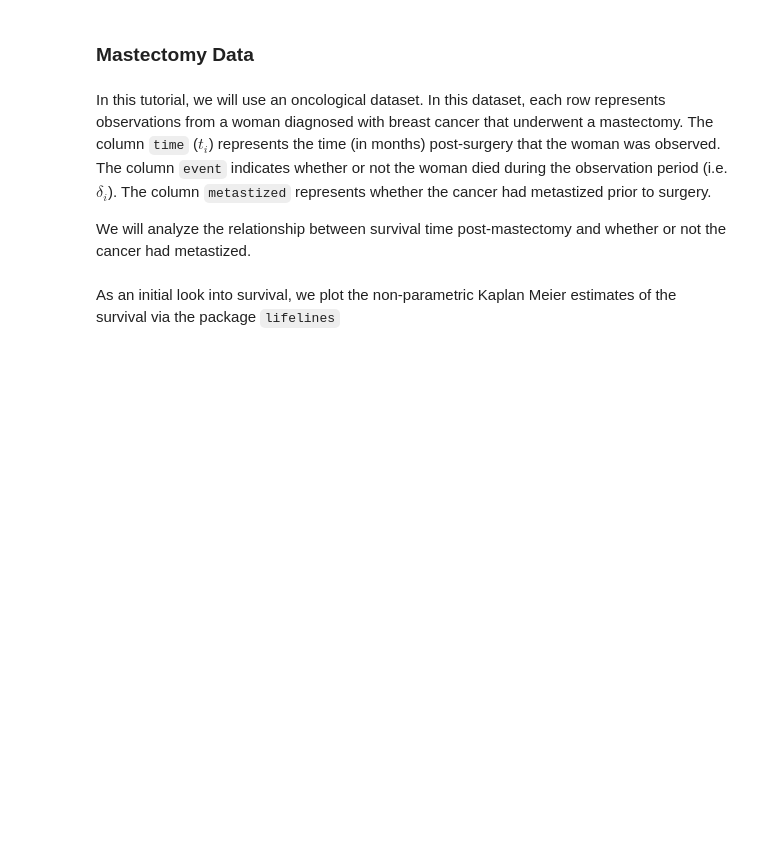
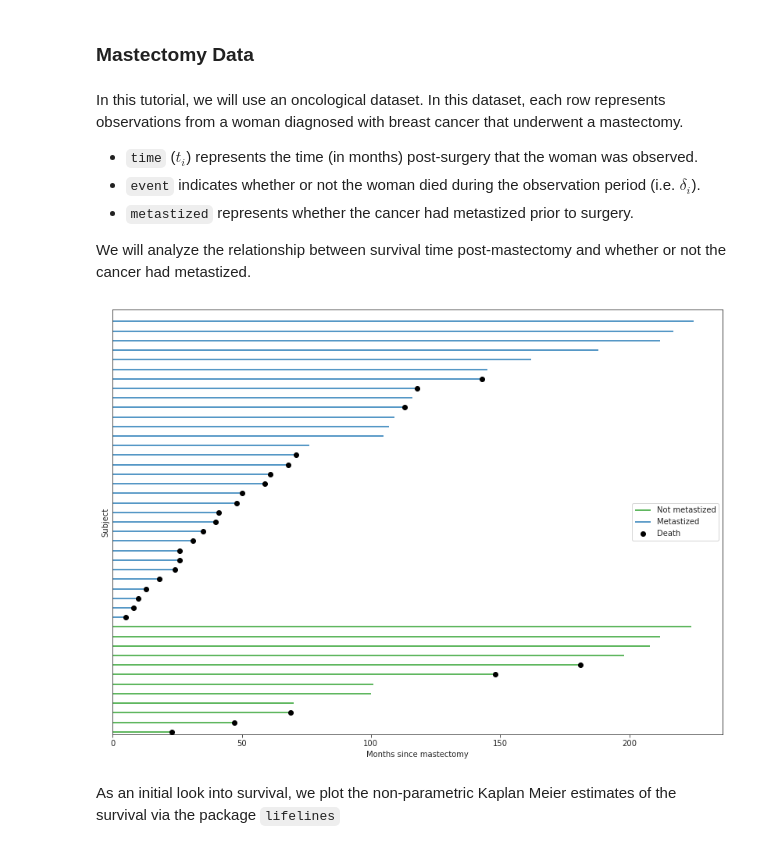
Before and after one commit to fonnesbeck/Bayes_Computing_Course, a Jupyter notebook: notebooks/Section4_2-Survival_Models.ipynb, the cells around one changed output. Saved outputs shown, nothing was run; the diff lists cells and outputs as text; code cells hidden in the pictures; blank space fills up the shorter version.

```diff
--- a/notebooks/Section4_2-Survival_Models.ipynb
+++ b/notebooks/Section4_2-Survival_Models.ipynb
@@ -78,7 +79,11 @@ np.random.seed(SEEDS)
 ### Mastectomy Data
 # %% [markdown]
 In this tutorial, we will use an oncological dataset.
-In this dataset, each row represents observations from a woman diagnosed with breast cancer that underwent a mastectomy. The column `time` ($t_i$) represents the time (in months) post-surgery that the woman was observed. The column `event` indicates whether or not the woman died during the observation period (i.e. $\delta_i$). The column `metastized` represents whether the cancer had metastized prior to surgery.
+In this dataset, each row represents observations from a woman diagnosed with breast cancer that underwent a mastectomy.
+
+- `time` ($t_i$) represents the time (in months) post-surgery that the woman was observed.
+- `event` indicates whether or not the woman died during the observation period (i.e. $\delta_i$).
+- `metastized` represents whether the cancer had metastized prior to surgery.
 
 We will analyze the relationship between survival time post-mastectomy and whether or not the cancer had metastized.
 # %%
@@ -90,25 +95,27 @@ patients = np.arange(n_patients)
 # %%
 fig, ax = plt.subplots(figsize=(14, 10))
 
 blue, _, green = sns.color_palette()[:3]
 
 ax.hlines(patients[df.metastized.values == 0], 0, df[df.metastized.values == 0].time,
-          color=blue, label='Not metastized')
+          color=green, label='Not metastized')
 
 ax.hlines(patients[df.metastized.values == 1], 0, df[df.metastized.values == 1].time,
-          color=green, label='Metastized')
+          color=blue, label='Metastized')
 
 ax.scatter(df[df.event.values == 1].time, patients[df.event.values == 1],
            color='k', zorder=10, label='Death')
 
 ax.set_xlim(left=0)
 ax.set_xlabel('Months since mastectomy')
 ax.set_yticks([])
 ax.set_ylabel('Subject')
 
 ax.set_ylim(-0.25, n_patients + 0.25)
 
 ax.legend(loc='center right');
+# %% [output]
+[figure, added]
 # %% [markdown]
 As an initial look into survival, we plot the non-parametric Kaplan Meier estimates of the survival via the package `lifelines`
 # %%
```
Also changed, not shown: parts of 25 cells of this notebook.
